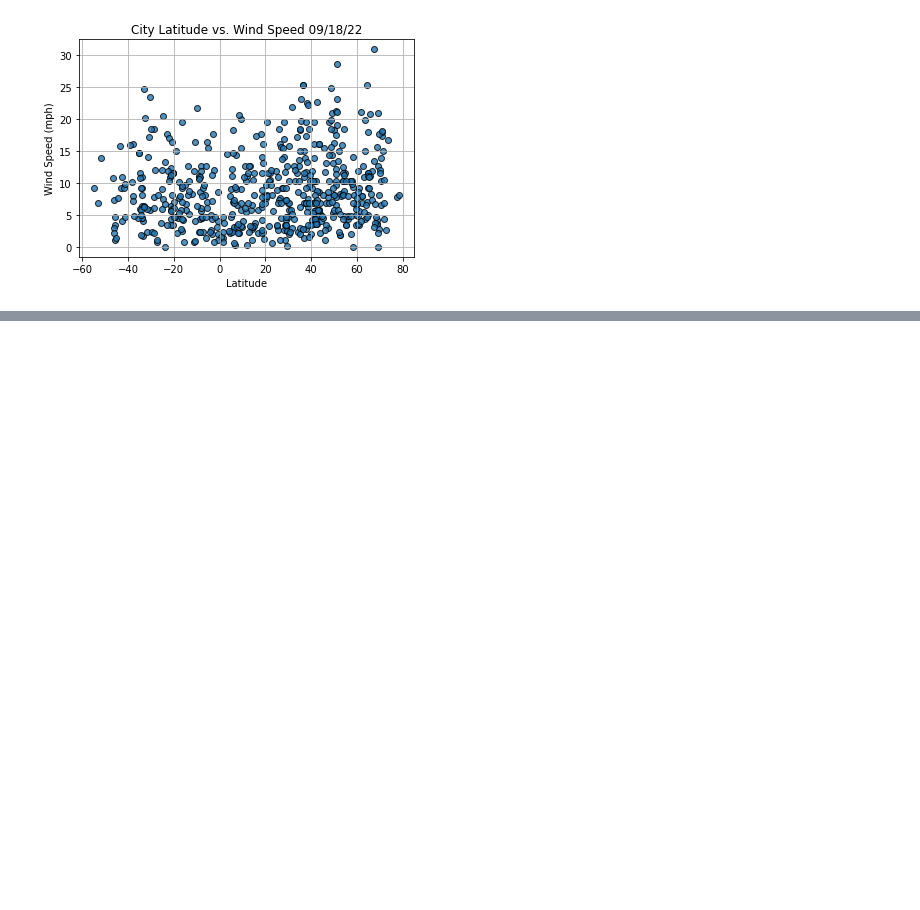
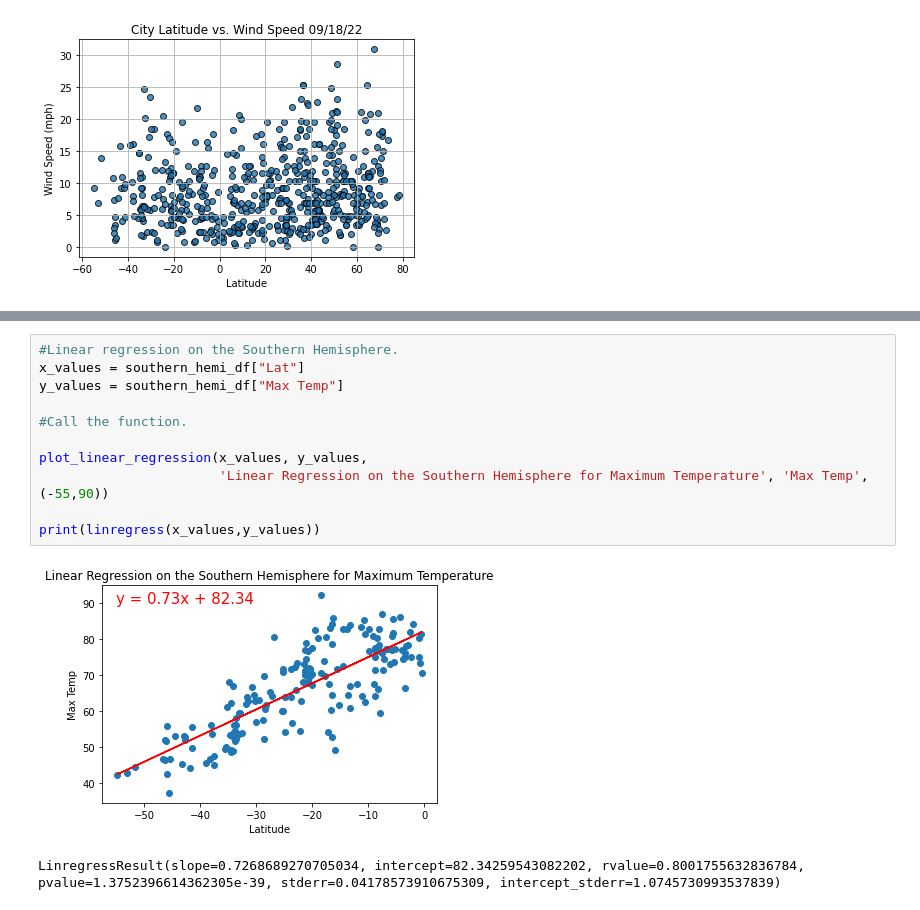
Before and after one commit to dpTuttle/World_Weather_Analysis, a Jupyter notebook: WeatherPy.ipynb, the cells around one changed output, grey strips where cells are left out. Cells and saved outputs as stored; diff of their text form; blank space fills up the shorter version.

```diff
--- a/WeatherPy.ipynb
+++ b/WeatherPy.ipynb
@@ -291,0 +383,14 @@ plt.show()
+# %%
+#Linear regression on the Southern Hemisphere.
+x_values = southern_hemi_df["Lat"]
+y_values = southern_hemi_df["Max Temp"]
+
+#Call the function.
+
+plot_linear_regression(x_values, y_values,
+                       'Linear Regression on the Southern Hemisphere for Maximum Temperature', 'Max Temp', (-55,90))
+
+print(linregress(x_values,y_values))
+# %% [output]
+[figure, added]
+LinregressResult(slope=0.7268689270705034, intercept=82.34259543082202, rvalue=0.8001755632836784, pvalue=1.3752396614362305e-39, stderr=0.04178573910675309, intercept_stderr=1.0745730993537839)
```
Also changed, not shown: parts of 12 cells of this notebook.
